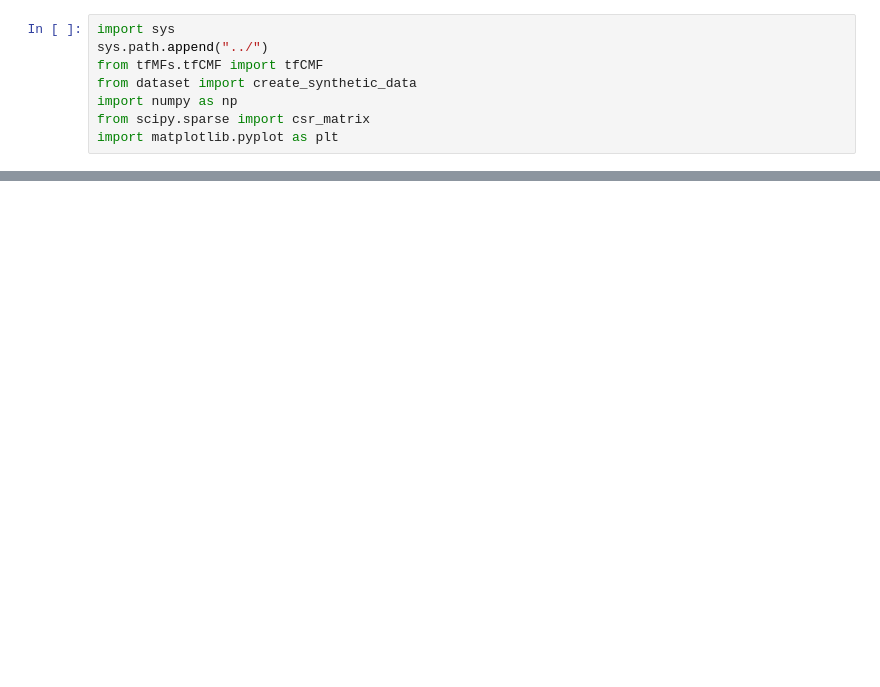
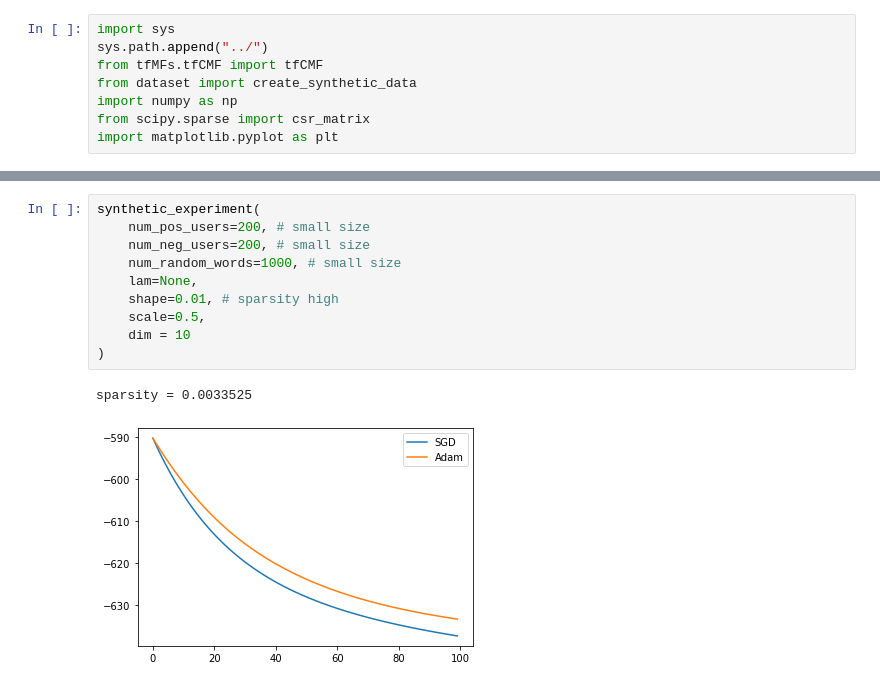
Before and after one commit to hand10ryo/tfMFs, a Jupyter notebook: experiments/Synthetic.ipynb, the cells around one changed output, grey strips where cells are left out. Saved outputs shown, nothing was run; the diff lists cells and outputs as text; blank space fills up the shorter version.

```diff
--- a/experiments/Synthetic.ipynb
+++ b/experiments/Synthetic.ipynb
@@ -8,0 +66,13 @@ import matplotlib.pyplot as plt
+# %%
+synthetic_experiment(
+    num_pos_users=200, # small size
+    num_neg_users=200, # small size
+    num_random_words=1000, # small size
+    lam=None,
+    shape=0.01, # sparsity high
+    scale=0.5,
+    dim = 10
+)
+# %% [output]
+sparsity = 0.0033525
+[figure, added]
```
Also changed, not shown: parts of 31 cells of this notebook, 2 other files.
